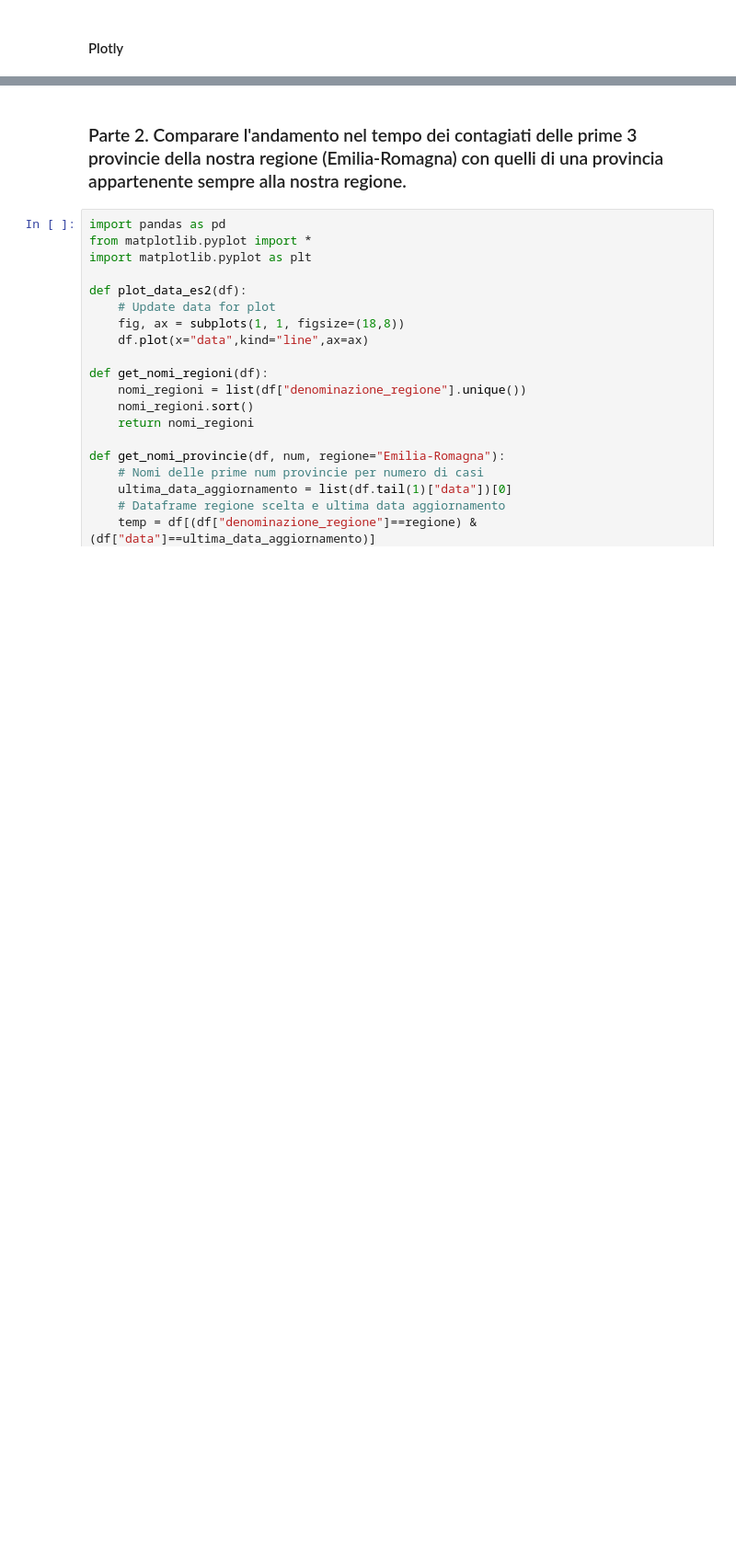
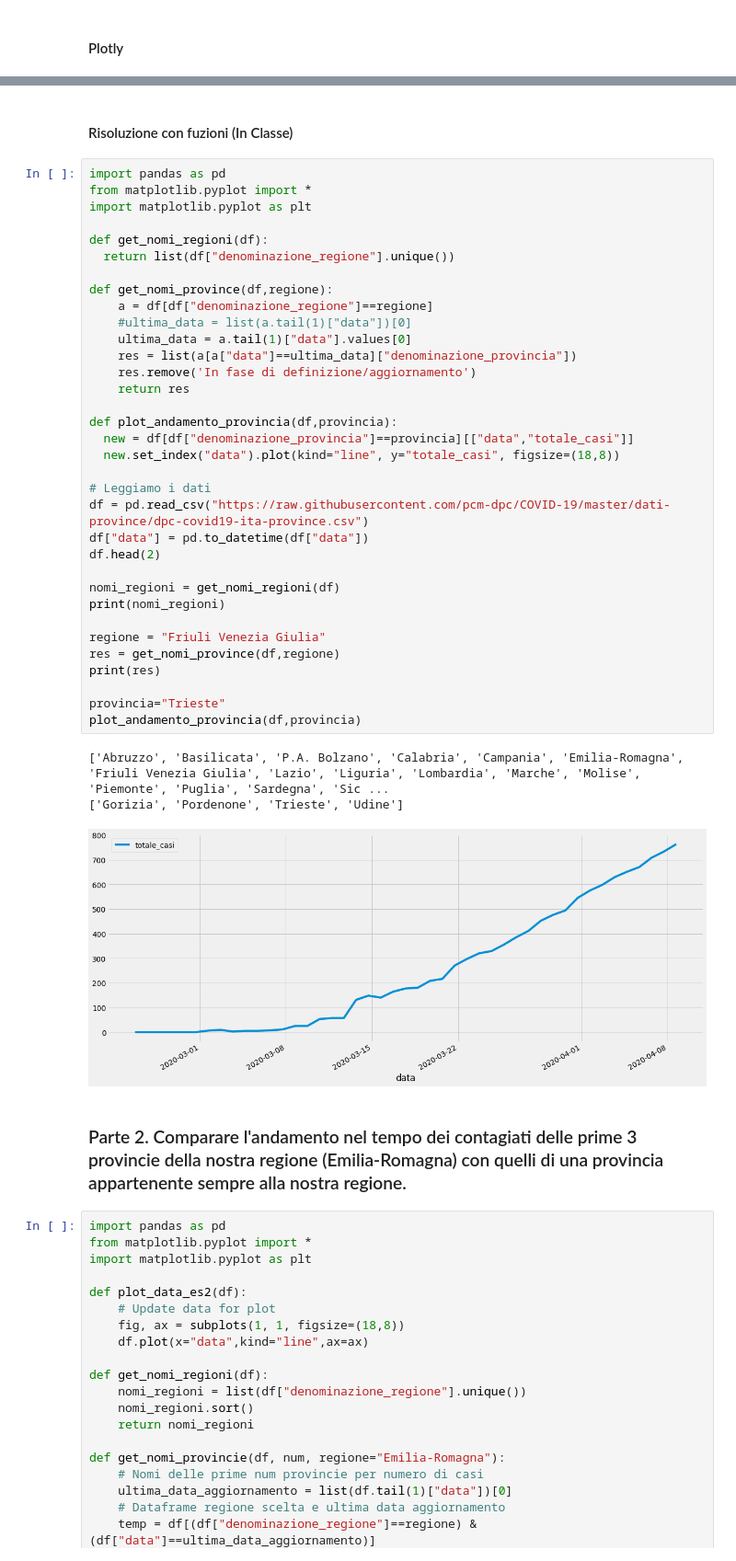
Before and after one commit to visiont3lab/data-visualization, a Jupyter notebook: courses/02_Pandas/Pandas_Esercizio.ipynb, the cells around one changed output, grey strips where cells are left out. Shown: that part at 92% size. Cells and saved outputs as stored; diff of their text form; blank space fills up the shorter version.

```diff
--- a/courses/02_Pandas/Pandas_Esercizio.ipynb
+++ b/courses/02_Pandas/Pandas_Esercizio.ipynb
@@ -310,3 +336,43 @@ es1(df,provincia, regione)
+# %% [markdown]
+#### Risoluzione con fuzioni (In Classe)
+# %%
+import pandas as pd
+from matplotlib.pyplot import *
+import matplotlib.pyplot as plt
+
+def get_nomi_regioni(df):
+  return list(df["denominazione_regione"].unique())
+
+def get_nomi_province(df,regione):
+    a = df[df["denominazione_regione"]==regione]
+    #ultima_data = list(a.tail(1)["data"])[0]
+    ultima_data = a.tail(1)["data"].values[0]
+    res = list(a[a["data"]==ultima_data]["denominazione_provincia"])
+    res.remove('In fase di definizione/aggiornamento')
+    return res
+
+def plot_andamento_provincia(df,provincia):
+  new = df[df["denominazione_provincia"]==provincia][["data","totale_casi"]]
+  new.set_index("data").plot(kind="line", y="totale_casi", figsize=(18,8))
+
+# Leggiamo i dati
+df = pd.read_csv("https://raw.githubusercontent.com/pcm-dpc/COVID-19/master/dati-province/dpc-covid19-ita-province.csv")
+df["data"] = pd.to_datetime(df["data"])
+df.head(2)
+
+nomi_regioni = get_nomi_regioni(df)
+print(nomi_regioni)
+
+regione = "Friuli Venezia Giulia"
+res = get_nomi_province(df,regione)
+print(res)
+
+provincia="Trieste"
+plot_andamento_provincia(df,provincia)
+# %% [output]
+['Abruzzo', 'Basilicata', 'P.A. Bolzano', 'Calabria', 'Campania', 'Emilia-Romagna', 'Friuli Venezia Giulia', 'Lazio', 'Liguria', 'Lombardia', 'Marche', 'Molise', 'Piemonte', 'Puglia', 'Sardegna', 'Sic ...
+['Gorizia', 'Pordenone', 'Trieste', 'Udine']
+[figure, added]
 # %% [markdown]
 ### Parte 2. Comparare l'andamento nel tempo dei contagiati delle prime 3 provincie della nostra regione (Emilia-Romagna) con quelli  di una provincia appartenente sempre alla nostra regione.
 # %%
```
Also changed, not shown: parts of 12 cells of this notebook.
